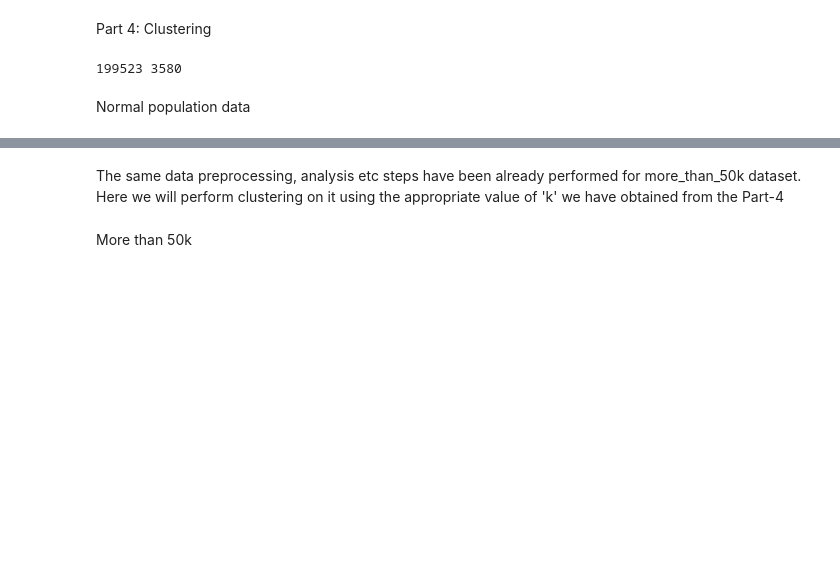
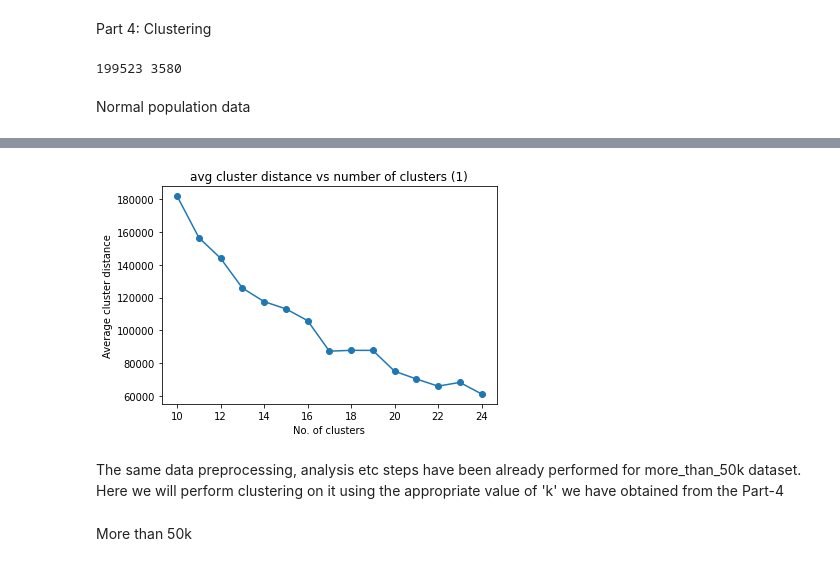
Before and after one commit to samyak19098/ML_Assignments, a Jupyter notebook: ML_Assignment3/Final/Q1.ipynb, the cells around one changed output, grey strips where cells are left out. Drawn from its saved outputs; the diff is of its cells as text; code cells hidden in the pictures; blank space fills up the shorter version.

```diff
--- a/ML_Assignment3/Final/Q1.ipynb
+++ b/ML_Assignment3/Final/Q1.ipynb
@@ -174,17 +115,25 @@ data_more_than_50.mode()
 Step 3: Imputation, Bucketization, One-Hot-Encoding
 # %%
 def column_modifications(df):
-    column_modes = df.mode()
-    data_cols = df.columns
-    numeric_columns = ['AAGE', 'AHRSPAY', 'CAPGAIN', 'CAPLOSS', 'DIVVAL', 'WKSWORK']
+    '''
+        Input : dataFrame on which step-3 is applied
+    '''
+    column_modes = df.mode() #calculate the mode for all columns
+    data_cols = df.columns #to get all columns in the dataframe
+    numeric_columns = ['AAGE', 'AHRSPAY', 'CAPGAIN', 'CAPLOSS', 'DIVVAL', 'WKSWORK'] #specify the numeric columns
+
+    #Through this loop we check that if there is missing data(NaN value) in any column, we replace that by the mode for that column
     for col in data_cols:
-        missing_vals = df[col].isna().sum()
-        if(missing_vals > 0):
+        missing_vals = df[col].isna().sum() #calculate number of NaNs in the column
+        if(missing_vals > 0): #if number of NaNs > 0, replace them by the mode of the column
             df[col] = df[col].fillna(column_modes[col][0])
+
+    #Through this loop we bucketize numeric columns.
     for col in df.columns:
         if(col in numeric_columns):
-            df[col] = pd.cut(x=df[col], bins=6)
-    one_hot_encoded = pd.get_dummies(df, columns=list(df.columns))
+            df[col] = pd.cut(x=df[col], bins=6) #we cut each numeric column into six equal sized bins
+
+    one_hot_encoded = pd.get_dummies(df, columns=list(df.columns)) #one=hot encoding of the dataset finally done.
     df = one_hot_encoded
     return df
 # %%
@@ -315,3 +289,5 @@ def plot_clust_dist(avg_clust_distance, anum):
     plt.show()
 # %%
-plot_clust_dist(avg_cluster_distance_byN_1, 1)
+plot_clust_dist(avg_cluster_distance_1, 1)
+# %% [output]
+[figure, added]
```
Also changed, not shown: parts of 24 cells of this notebook.
